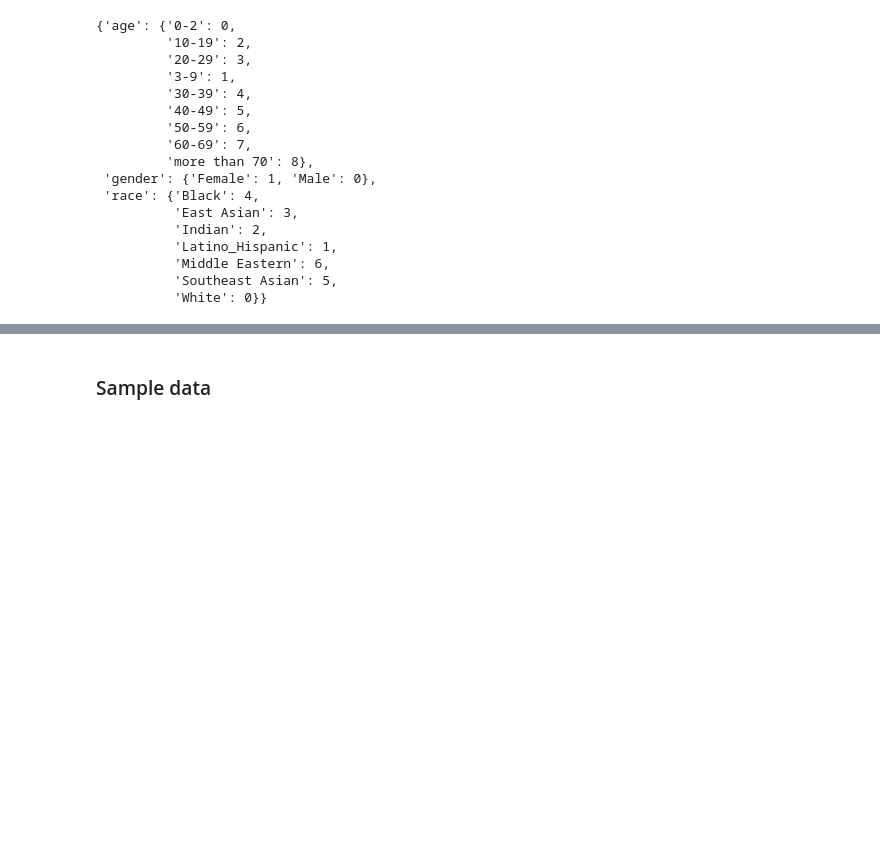
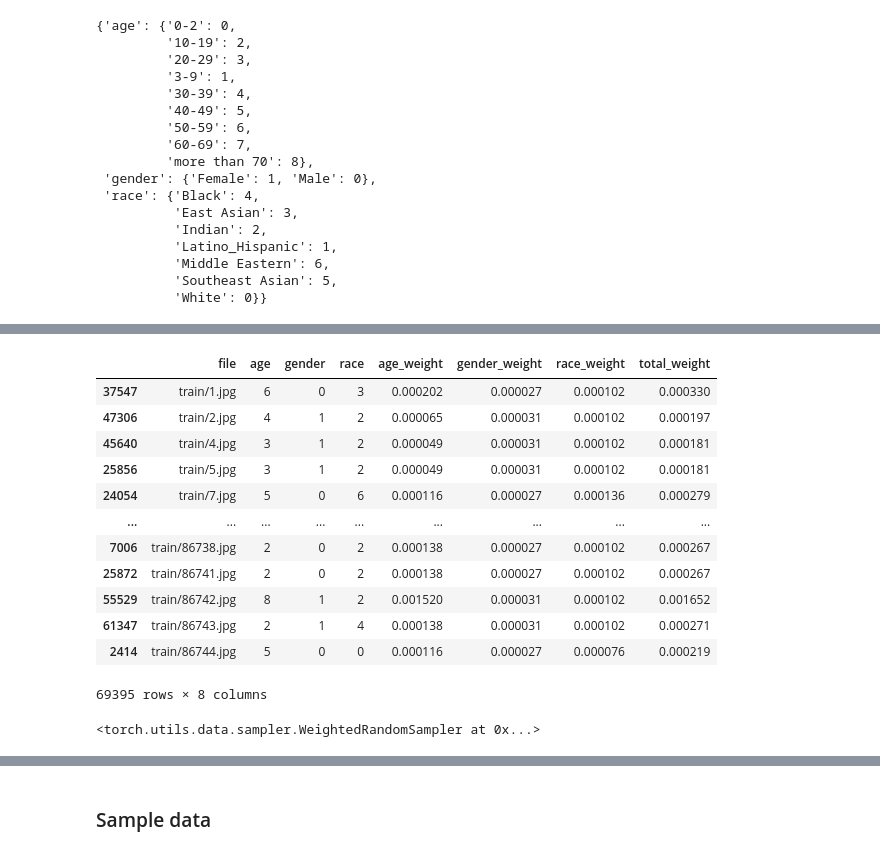
Before and after one commit to trybushenko/FairFace_Modeling, a Jupyter notebook: notebooks/22072023-model-train.ipynb, the cells around one changed output, grey strips where cells are left out. Drawn from its saved outputs; the diff is of its cells as text; code cells hidden in the pictures; blank space fills up the shorter version.

```diff
--- a/notebooks/22072023-model-train.ipynb
+++ b/notebooks/22072023-model-train.ipynb
@@ -139,3 +137,8 @@ pprint(encoders)
           'Middle Eastern': 6,
           'Southeast Asian': 5,
           'White': 0}}
+# %%
+train_samples = json.load(open('../train_test_val.json'))['train']
+label_train_test = pd.read_csv('../data/fairface_label_train.csv')
+print(train_samples[:5])
+label_train_test.head()
@@ -142,3 +153,57 @@ pprint(encoders)
+# %%
+def calc_weights(train_samples:np.array, train_test_labels:pd.DataFrame, dicts: dict):
+
+    age_dict, race_dict, gender_dict = (dicts[i] for i in ('age_dict', 'race_dict', 'gender_dict'))
+
+    train_samples = pd.DataFrame({'file' : train_samples})
+    train_test_labels = train_test_labels.merge(train_samples, on='file', how='right')
+    train_test_labels = train_test_labels.drop(['service_test'], axis=1)
+
+    seq = ['age', 'gender', 'race']
+    vcs = [train_test_labels[label].value_counts().to_frame().reset_index() for label in seq]
+    dicts = [age_dict, gender_dict, race_dict]
+
+
+    transform = [vc[label].map(mapping) for (vc, label, mapping) in zip(vcs, seq, dicts)]
+    for i in range(len(seq)):
+        vcs[i][seq[i]] = transform[i]
+
+    vcs = [vcs[i].sort_values(seq[i]) for i in range(len(seq))]
+    for i in range(len(seq)):
+        vcs[i]['class_weight'] = 1 / vcs[i]['count']
+
+        # simultaneously apply mapping in train_test_labels and create new column class_weight
+        train_test_labels[seq[i]] = train_test_labels[seq[i]].map(dicts[i])
+
+        train_test_labels[f'{seq[i]}_weight'] = train_test_labels[seq[i]].apply(lambda x: vcs[i]['class_weight'].values[x])
+
+
+    train_test_labels['total_weight'] = train_test_labels[[f'{label}_weight' for label in seq]].apply(np.sum, axis=1)
+    train_test_labels['file_num'] = train_test_labels['file'].str.extract('(\d+)', expand=False).astype(int)
+
+    return train_test_labels.sort_values('file_num').drop(['file_num'], axis=1)
+
+train_labels = calc_weights(train_samples, label_train_test, {'age_dict' : age_dict, 'race_dict' : race_dict, 'gender_dict' : gender_dict})
+train_labels
+# %% [output]
+|  | file | age | gender | race | age_weight | gender_weight | race_weight | total_weight |
+| 37547 | train/1.jpg | 6 | 0 | 3 | 0.000202 | 0.000027 | 0.000102 | 0.000330 |
+| 47306 | train/2.jpg | 4 | 1 | 2 | 0.000065 | 0.000031 | 0.000102 | 0.000197 |
+| 45640 | train/4.jpg | 3 | 1 | 2 | 0.000049 | 0.000031 | 0.000102 | 0.000181 |
+| 25856 | train/5.jpg | 3 | 1 | 2 | 0.000049 | 0.000031 | 0.000102 | 0.000181 |
+| 24054 | train/7.jpg | 5 | 0 | 6 | 0.000116 | 0.000027 | 0.000136 | 0.000279 |
+| ... | ... | ... | ... | ... | ... | ... | ... | ... |
+| 7006 | train/86738.jpg | 2 | 0 | 2 | 0.000138 | 0.000027 | 0.000102 | 0.000267 |
+| 25872 | train/86741.jpg | 2 | 0 | 2 | 0.000138 | 0.000027 | 0.000102 | 0.000267 |
+| 55529 | train/86742.jpg | 8 | 1 | 2 | 0.001520 | 0.000031 | 0.000102 | 0.001652 |
+| 61347 | train/86743.jpg | 2 | 1 | 4 | 0.000138 | 0.000031 | 0.000102 | 0.000271 |
+| 2414 | train/86744.jpg | 5 | 0 | 0 | 0.000116 | 0.000027 | 0.000076 | 0.000219 |
+69395 rows × 8 columns
+# %%
+sampler = WeightedRandomSampler(weights=train_labels['total_weight'], num_samples=len(train_labels), replacement=True)
+sampler
+# %% [output]
+<torch.utils.data.sampler.WeightedRandomSampler at 0x...>
 # %%
 # Set the batch size for 64 samples
 batch_size = 64
```
Also changed, not shown: parts of 10 cells of this notebook, 1 other file.
